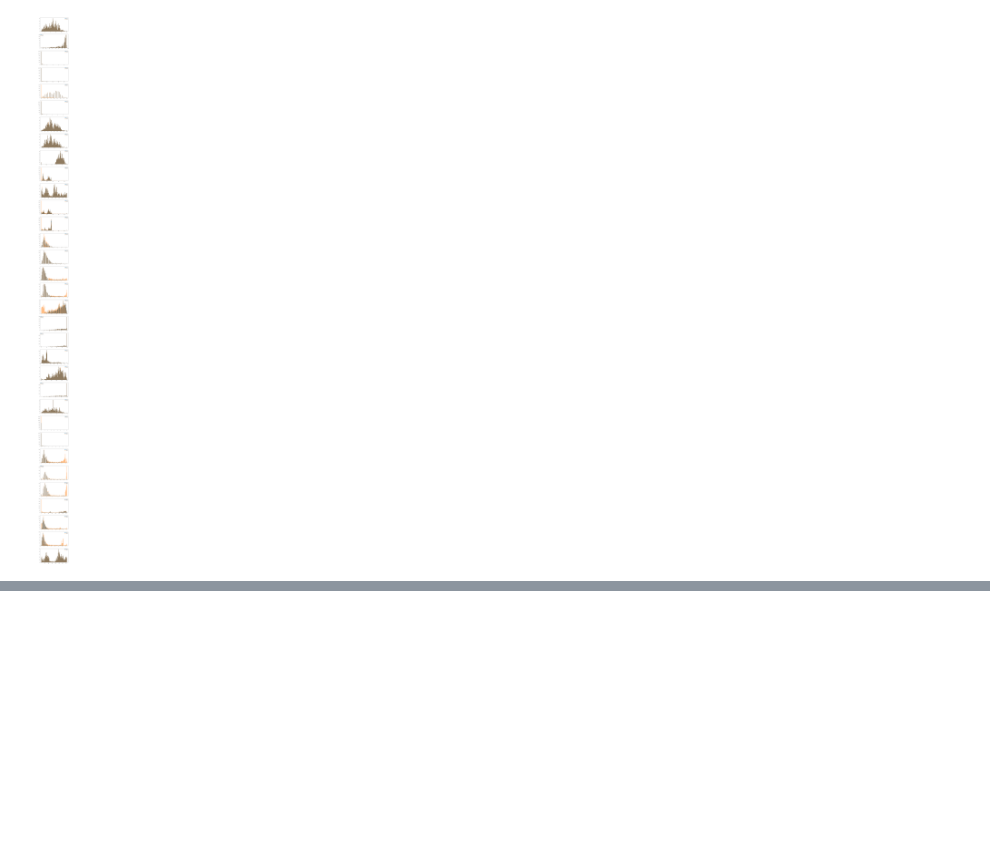
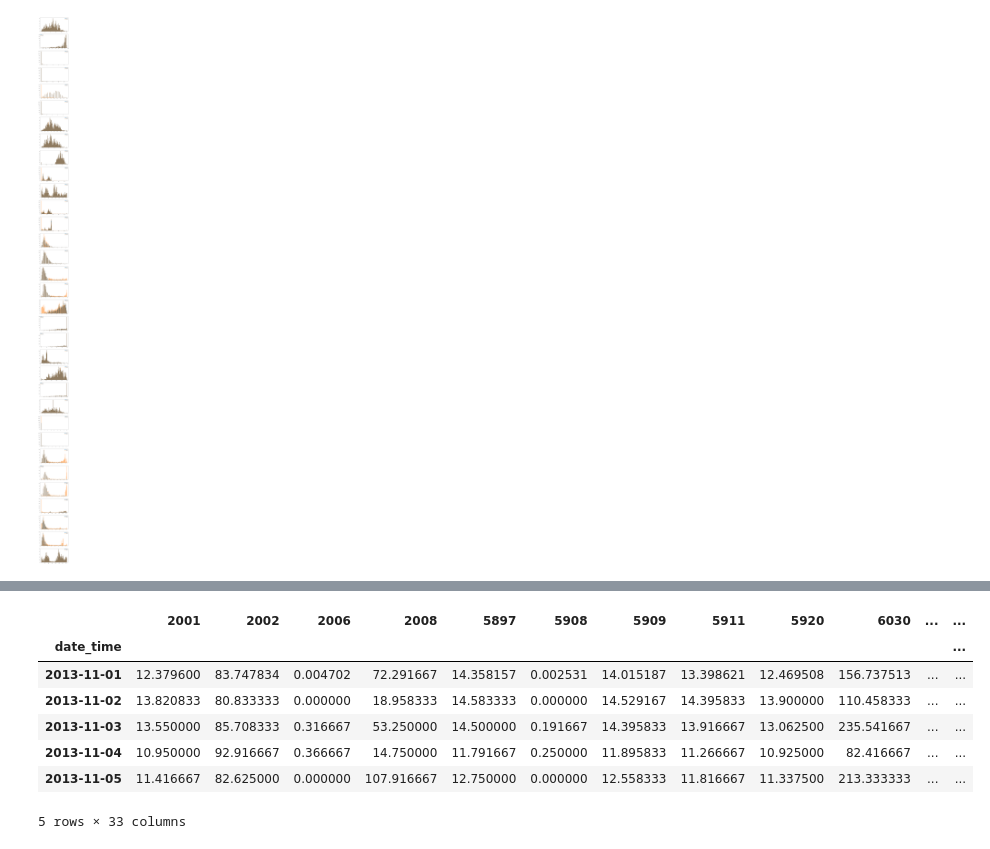
Before and after one commit to nickmancol/airquality-nickman, a Jupyter notebook: AirQuality.ipynb, the cells around one changed output, grey strips where cells are left out. Saved outputs shown, nothing was run; the diff lists cells and outputs as text; code cells hidden in the pictures; blank space fills up the shorter version.

```diff
--- a/AirQuality.ipynb
+++ b/AirQuality.ipynb
@@ -249,0 +266,11 @@ plt.xticks(rotation=90)
+# %%
+df_avg_weather.head()
+# %% [output]
+|  | 2001 | 2002 | 2006 | 2008 | 5897 | 5908 | 5909 | 5911 | 5920 | 6030 | ... | ... |
+| date_time |  |  |  |  |  |  |  |  |  |  |  | ... |
+| 2013-11-01 | 12.379600 | 83.747834 | 0.004702 | 72.291667 | 14.358157 | 0.002531 | 14.015187 | 13.398621 | 12.469508 | 156.737513 | ... | ... |
+| 2013-11-02 | 13.820833 | 80.833333 | 0.000000 | 18.958333 | 14.583333 | 0.000000 | 14.529167 | 14.395833 | 13.900000 | 110.458333 | ... | ... |
+| 2013-11-03 | 13.550000 | 85.708333 | 0.316667 | 53.250000 | 14.500000 | 0.191667 | 14.395833 | 13.916667 | 13.062500 | 235.541667 | ... | ... |
+| 2013-11-04 | 10.950000 | 92.916667 | 0.366667 | 14.750000 | 11.791667 | 0.250000 | 11.895833 | 11.266667 | 10.925000 | 82.416667 | ... | ... |
+| 2013-11-05 | 11.416667 | 82.625000 | 0.000000 | 107.916667 | 12.750000 | 0.000000 | 12.558333 | 11.816667 | 11.337500 | 213.333333 | ... | ... |
+5 rows × 33 columns
```
Also changed, not shown: parts of 3 cells of this notebook.
